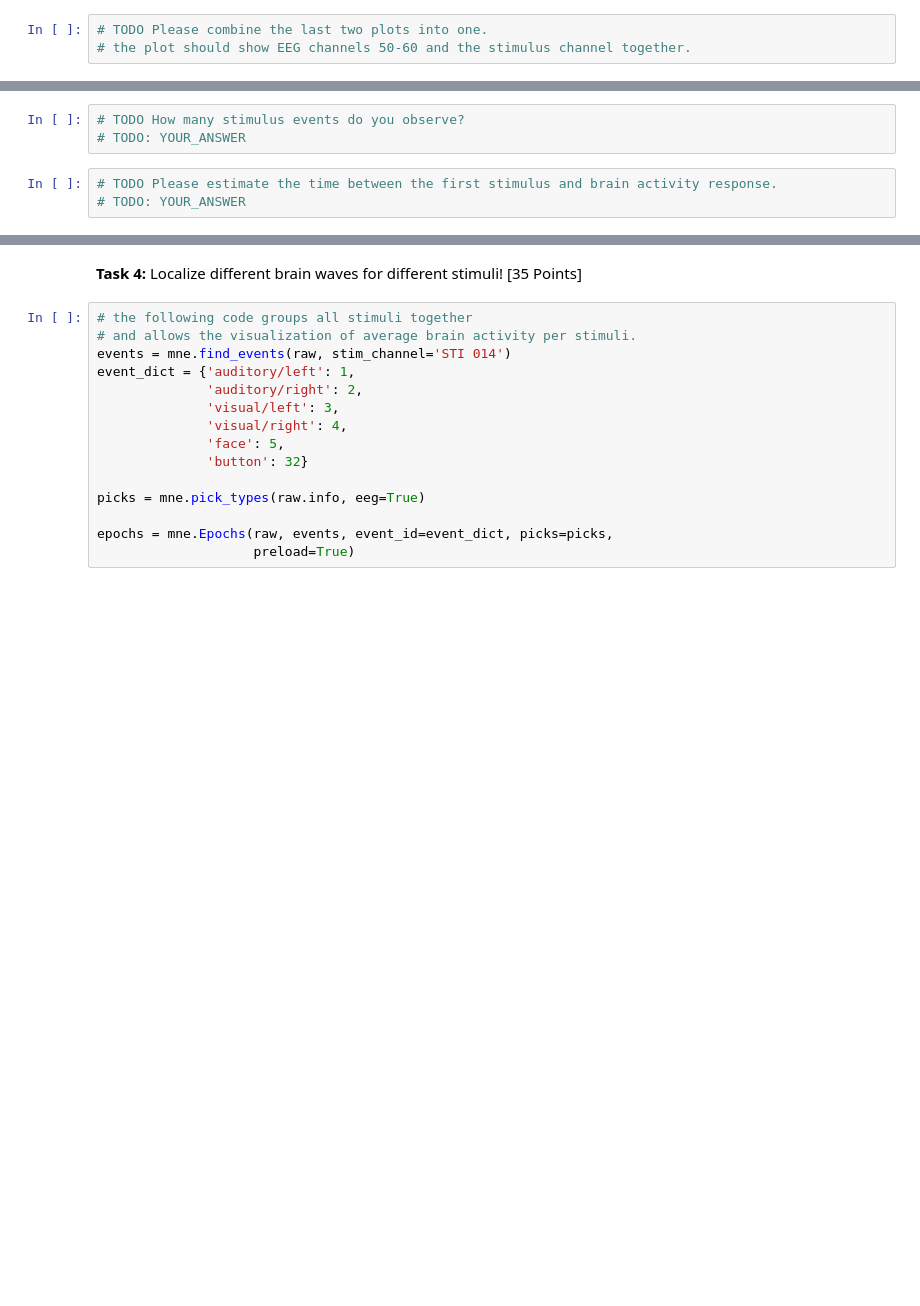
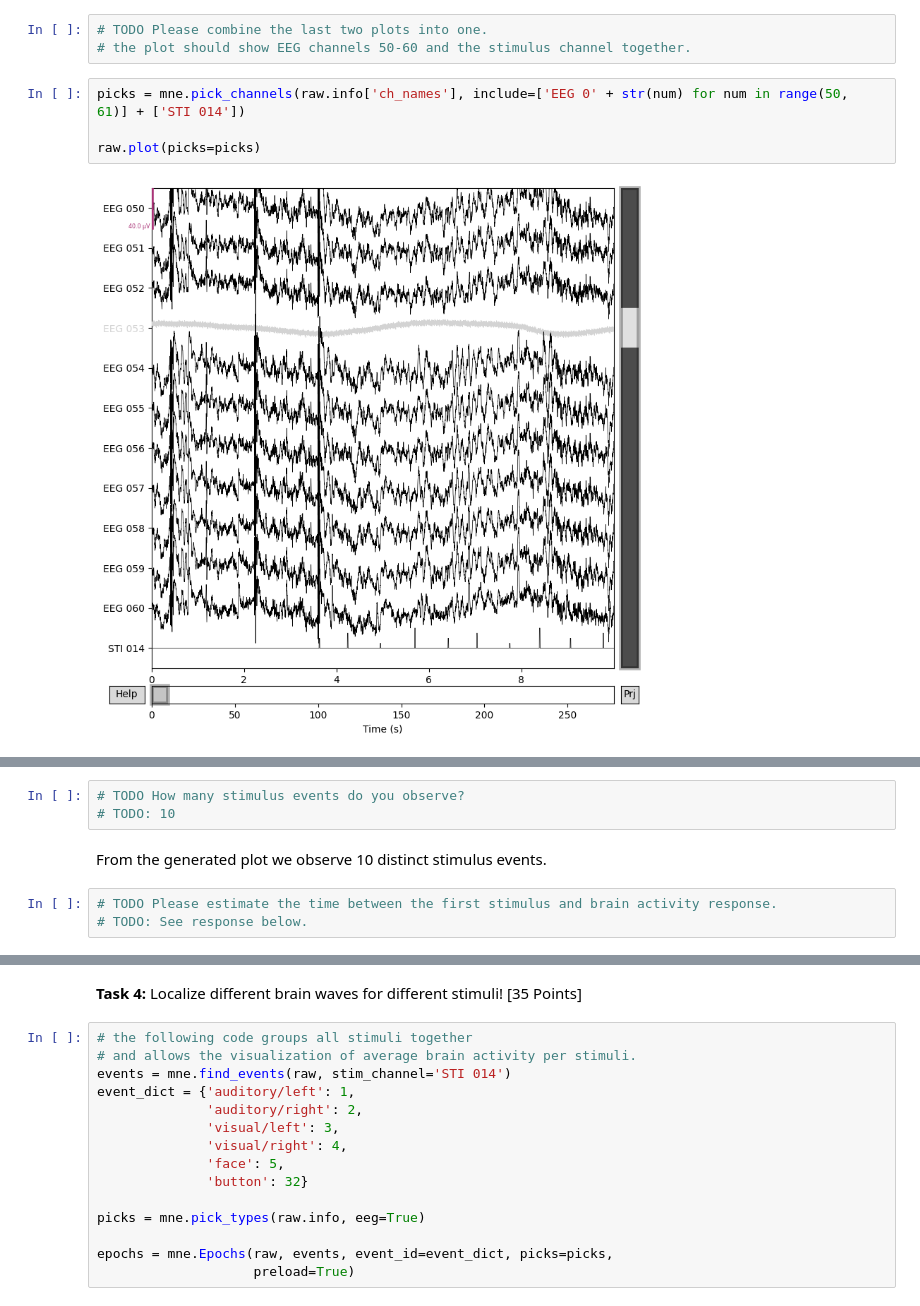
Before and after one commit to aidanrem/cs666student, a Jupyter notebook: CS666_Assignment_2.ipynb, the cells around one changed output, grey strips where cells are left out. Saved outputs shown, nothing was run; the diff lists cells and outputs as text; blank space fills up the shorter version.

```diff
--- a/CS666_Assignment_2.ipynb
+++ b/CS666_Assignment_2.ipynb
@@ -105,3 +172,9 @@ stim = raw.plot(order=chan_idxs, start=151, duration=1)
 # %%
 # TODO Please combine the last two plots into one.
 # the plot should show EEG channels 50-60 and the stimulus channel together.
+# %%
+picks = mne.pick_channels(raw.info['ch_names'], include=['EEG 0' + str(num) for num in range(50, 61)] + ['STI 014'])
+
+raw.plot(picks=picks)
+# %% [output]
+[figure, added]
@@ -108,6 +182,8 @@ stim = raw.plot(order=chan_idxs, start=151, duration=1)
 # %%
 # TODO How many stimulus events do you observe?
-# TODO: YOUR_ANSWER
+# TODO: 10
+# %% [markdown]
+From the generated plot we observe 10 distinct stimulus events.
 # %%
 # TODO Please estimate the time between the first stimulus and brain activity response.
-# TODO: YOUR_ANSWER
+# TODO: See response below.
```
Also changed, not shown: parts of 33 cells of this notebook.
